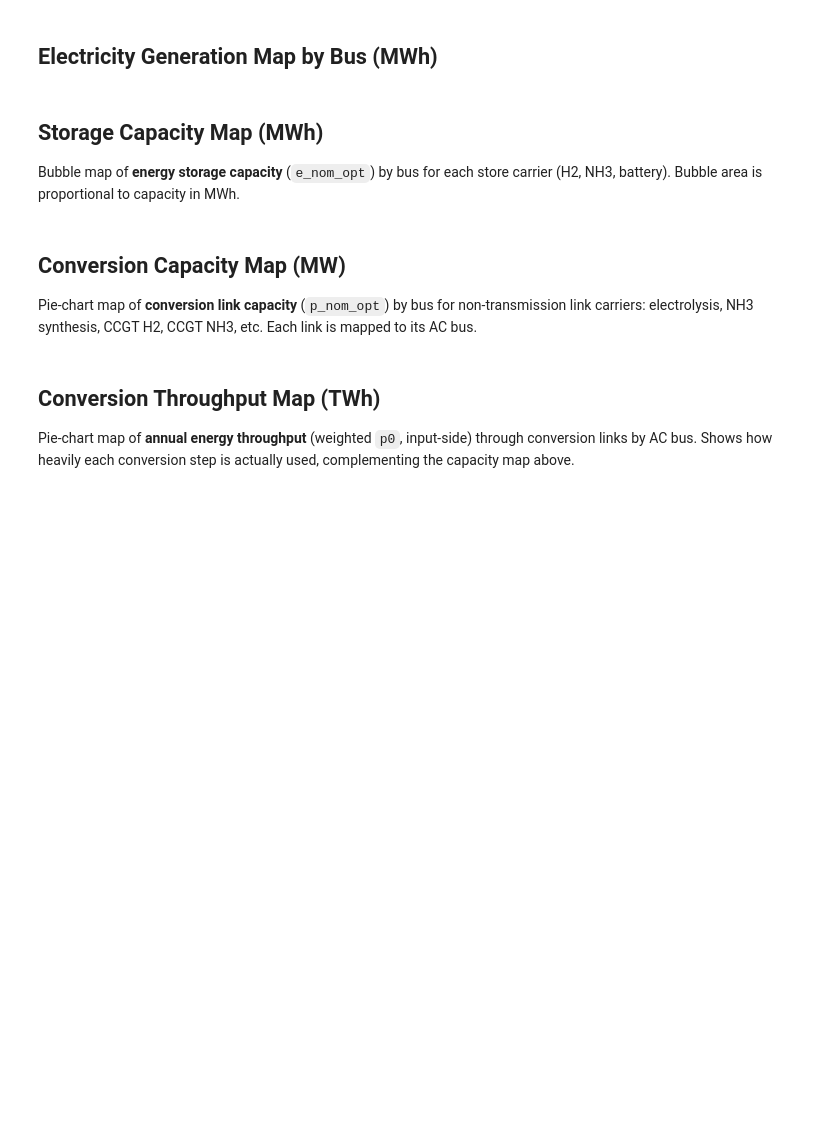
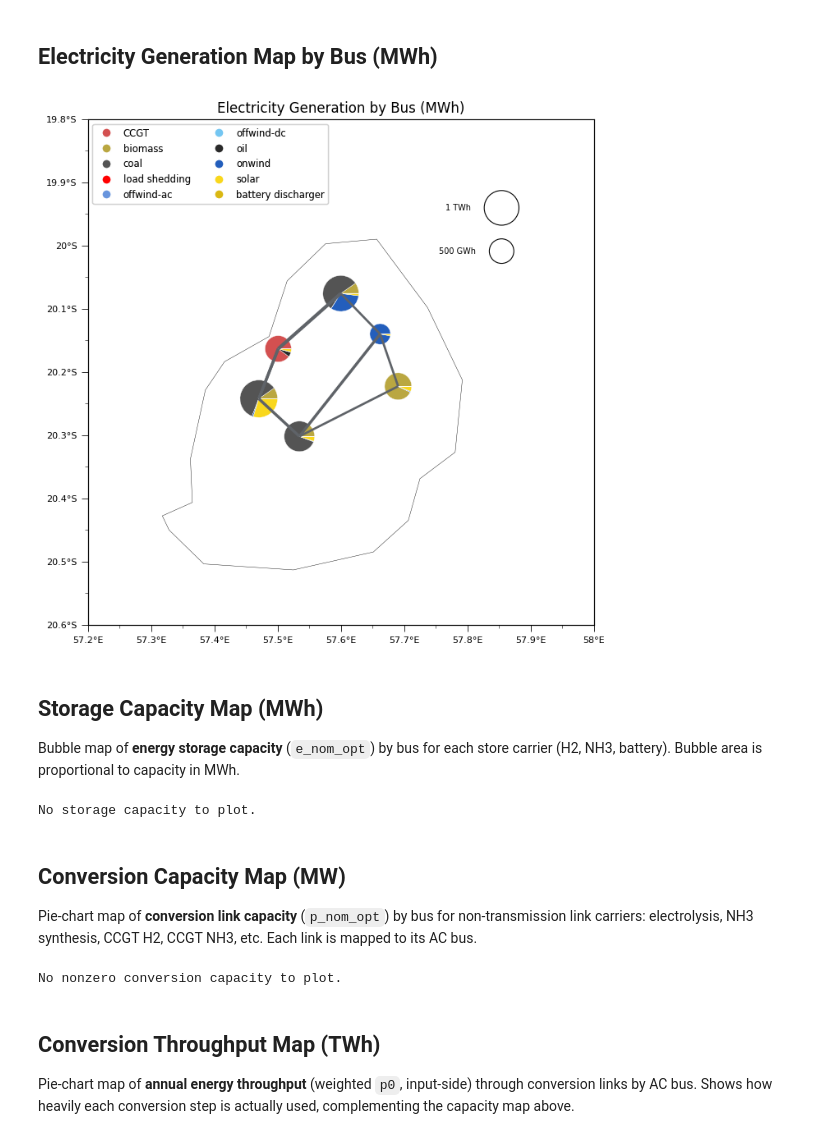
Before and after one commit to cpalazzi/pypsa-earth-mauritius-kestrel, a Jupyter notebook: notebooks/01_run_analysis.ipynb, the cells around one changed output. Cells and saved outputs as stored; diff of their text form; code cells hidden in the pictures; blank space fills up the shorter version.

```diff
--- a/notebooks/01_run_analysis.ipynb
+++ b/notebooks/01_run_analysis.ipynb
@@ -634,8 +781,7 @@ if CARTOPY_AVAILABLE and not n.generators.empty:
     carriers = combined_gen.columns.tolist()
     color_map = {c: tech_color(c) for c in carriers}
 
-    line_widths = 1e-4 * n.lines.s_nom_opt.fillna(n.lines.s_nom)
-    link_widths = 1e-4 * n.links.p_nom_opt.fillna(n.links.p_nom)
+    line_widths, link_widths = map_branch_widths(n)
 
     pies = combined_gen[combined_gen.sum(axis=1) > 0]
     if len(pies) == 0:
@@ -648,9 +794,9 @@ if CARTOPY_AVAILABLE and not n.generators.empty:
                 boundaries=MAP_BOUNDS,
                 bus_sizes=0.0,
                 line_widths=line_widths,
-                line_colors="gainsboro",
+                line_colors="#5f6368",
                 link_widths=link_widths,
-                link_colors="lightsteelblue",
+                link_colors="#2f6f9f",
                 branch_components={"Line", "Link"},
             )
         except Exception as exc:
@@ -658,10 +804,9 @@ if CARTOPY_AVAILABLE and not n.generators.empty:
             ax.set_extent(MAP_BOUNDS)
             ax.coastlines()
 
-        # ── Adaptive scale: largest bus → 2° radius (sqrt for area-proportional) ──
-        MAX_RADIUS_DEG = map_symbol_radius()
+        # Adaptive scale: pie area is proportional to value and capped by AC-bus spacing.
         max_total = pies.sum(axis=1).max()
-        r_scale = MAX_RADIUS_DEG / np.sqrt(max_total) if max_total > 0 else 0.0
+        MAX_RADIUS_DEG, r_scale = pie_radius_scale(pies.sum(axis=1))
 
         from matplotlib.patches import Circle
 
@@ -695,33 +840,35 @@ if CARTOPY_AVAILABLE and not n.generators.empty:
         _max_twh = max_total / 1e6
         _mag = 10 ** int(np.floor(np.log10(max(_max_twh, 0.01))))
         _big = _mag * 5 if _mag * 5 <= _max_twh else _mag
         _ref_vals_twh = [_big, _big / 2]
         _ref_x, _ref_y_top = map_ref_anchor()
         _cursor_y = _ref_y_top
         for twh in _ref_vals_twh:
             ref_mwh = twh * 1e6
             ref_r = np.sqrt(ref_mwh) * r_scale
             _cursor_y -= ref_r
             circ = Circle((_ref_x, _cursor_y), ref_r,
                           facecolor="none", edgecolor="black", linewidth=0.8,
                           transform=ccrs.PlateCarree(), zorder=5)
             ax.add_patch(circ)
             label = f"{twh:.0f} TWh" if twh >= 1 else f"{twh*1e3:.0f} GWh"
             ax.text(_ref_x - ref_r - map_symbol_radius(0.03), _cursor_y, label,
                     fontsize=7, va="center", ha="right",
                     transform=ccrs.PlateCarree(), zorder=5)
             _cursor_y -= ref_r + map_symbol_radius(0.03)
 
         ax.set_axis_on()
         for spine in ax.spines.values():
             spine.set_visible(True)
         apply_map_axes(ax, ccrs, mticker, LongitudeFormatter, LatitudeFormatter)
         ax.set_title("Electricity Generation by Bus (MWh)")
         plt.show()
 elif not CARTOPY_AVAILABLE:
     print("Cartopy not available; skipping generation pie map.")
 else:
     print("No generators available in this network file.")
+# %% [output]
+[figure, added]
 # %% [markdown]
 ## Storage Capacity Map (MWh)
 
@@ -759,13 +906,12 @@ if CARTOPY_AVAILABLE and not n.stores.empty:
     else:
         fig, ax = plt.subplots(figsize=(10, 8), subplot_kw={"projection": ccrs.PlateCarree()})
 
-        line_widths = 1e-4 * n.lines.s_nom_opt.fillna(n.lines.s_nom)
-        link_widths = 1e-4 * n.links.p_nom_opt.fillna(n.links.p_nom)
+        line_widths, link_widths = map_branch_widths(n)
         try:
             n.plot(
                 ax=ax, boundaries=MAP_BOUNDS, bus_sizes=0.0,
-                line_widths=line_widths, line_colors="gainsboro",
-                link_widths=link_widths, link_colors="lightsteelblue",
+                line_widths=line_widths, line_colors="#5f6368",
+                link_widths=link_widths, link_colors="#2f6f9f",
                 branch_components={"Line", "Link"},
             )
         except Exception as exc:
@@ -773,10 +919,9 @@ if CARTOPY_AVAILABLE and not n.stores.empty:
             ax.set_extent(MAP_BOUNDS)
             ax.coastlines()
 
-        # ── Adaptive scale: largest bus → 2° radius (sqrt for area-proportional) ──
-        MAX_RADIUS_DEG = map_symbol_radius()
+        # Adaptive scale: pie area is proportional to value and capped by AC-bus spacing.
         max_total = nonzero.sum(axis=1).max()
-        r_scale = MAX_RADIUS_DEG / np.sqrt(max_total) if max_total > 0 else 0.0
+        MAX_RADIUS_DEG, r_scale = pie_radius_scale(nonzero.sum(axis=1))
 
         from matplotlib.patches import Wedge, Circle
 
@@ -843,6 +988,8 @@ if CARTOPY_AVAILABLE and not n.stores.empty:
         print("\n=== Storage Capacity Summary (GWh) ===")
         store_gwh = nonzero.sum() / 1e3
         display(styled_table(store_gwh.to_frame(name="total_GWh"), "{:,.1f}"))
+# %% [output]
+No storage capacity to plot.
 # %% [markdown]
 ## Conversion Capacity Map (MW)
 
@@ -909,13 +1056,12 @@ if CARTOPY_AVAILABLE and not n.links.empty:
             else:
                 fig, ax = plt.subplots(figsize=(10, 8), subplot_kw={"projection": ccrs.PlateCarree()})
 
-                line_widths = 1e-4 * n.lines.s_nom_opt.fillna(n.lines.s_nom)
-                link_widths = 1e-4 * n.links.p_nom_opt.fillna(n.links.p_nom)
+                line_widths, link_widths = map_branch_widths(n)
                 try:
                     n.plot(
                         ax=ax, boundaries=MAP_BOUNDS, bus_sizes=0.0,
-                        line_widths=line_widths, line_colors="gainsboro",
-                        link_widths=link_widths, link_colors="lightsteelblue",
+                        line_widths=line_widths, line_colors="#5f6368",
+                        link_widths=link_widths, link_colors="#2f6f9f",
                         branch_components={"Line", "Link"},
                     )
                 except Exception as exc:
@@ -924,7 +1070,7 @@ if CARTOPY_AVAILABLE and not n.links.empty:
                     ax.coastlines()
 
                 max_cap = nonzero.sum(axis=1).max()
-                r_scale = map_symbol_radius() / max_cap if max_cap > 0 else 0.0
+                MAX_RADIUS_DEG, r_scale = pie_radius_scale(nonzero.sum(axis=1))
 
                 for bus, row in nonzero.iterrows():
                     if bus not in n.buses.index:
@@ -933,7 +1079,7 @@ if CARTOPY_AVAILABLE and not n.links.empty:
                     total = row.sum()
                     if total <= 0:
                         continue
-                    radius = total * r_scale
+                    radius = np.sqrt(total) * r_scale
                     start = 0.0
                     for carrier in conv_carriers:
                         val = row.get(carrier, 0.0)
@@ -955,16 +1101,16 @@ if CARTOPY_AVAILABLE and not n.links.empty:
                 ax.add_artist(leg1)
 
                 # ── Size reference circles (top-right, largest first then half) ──
-                # This map uses linear scaling: radius = total * r_scale
+                # Pie area is proportional to MW.
                 _max_gw = max_cap / 1e3
                 _mag = 10 ** int(np.floor(np.log10(max(_max_gw, 0.1))))
                 _big = _mag * 5 if _mag * 5 <= _max_gw else _mag
-                _ref_vals_gw = [_big * 2, _big]
+                _ref_vals_gw = [_big, _big / 2]
                 _ref_x, _ref_y_top = map_ref_anchor()
                 _cursor_y = _ref_y_top
                 for gw in _ref_vals_gw:
                     ref_mw = gw * 1e3
-                    ref_r = ref_mw * r_scale  # linear scaling
+                    ref_r = np.sqrt(ref_mw) * r_scale
                     _cursor_y -= ref_r
                     circ = Circle((_ref_x, _cursor_y), ref_r,
                                   facecolor="none", edgecolor="black", linewidth=0.8,
@@ -992,6 +1138,8 @@ elif not CARTOPY_AVAILABLE:
     print("Cartopy not available; skipping conversion capacity map.")
 else:
     print("No links in this network.")
+# %% [output]
+No nonzero conversion capacity to plot.
 # %% [markdown]
 ## Conversion Throughput Map (TWh)
 
```
Also changed, not shown: parts of 19 cells of this notebook.
